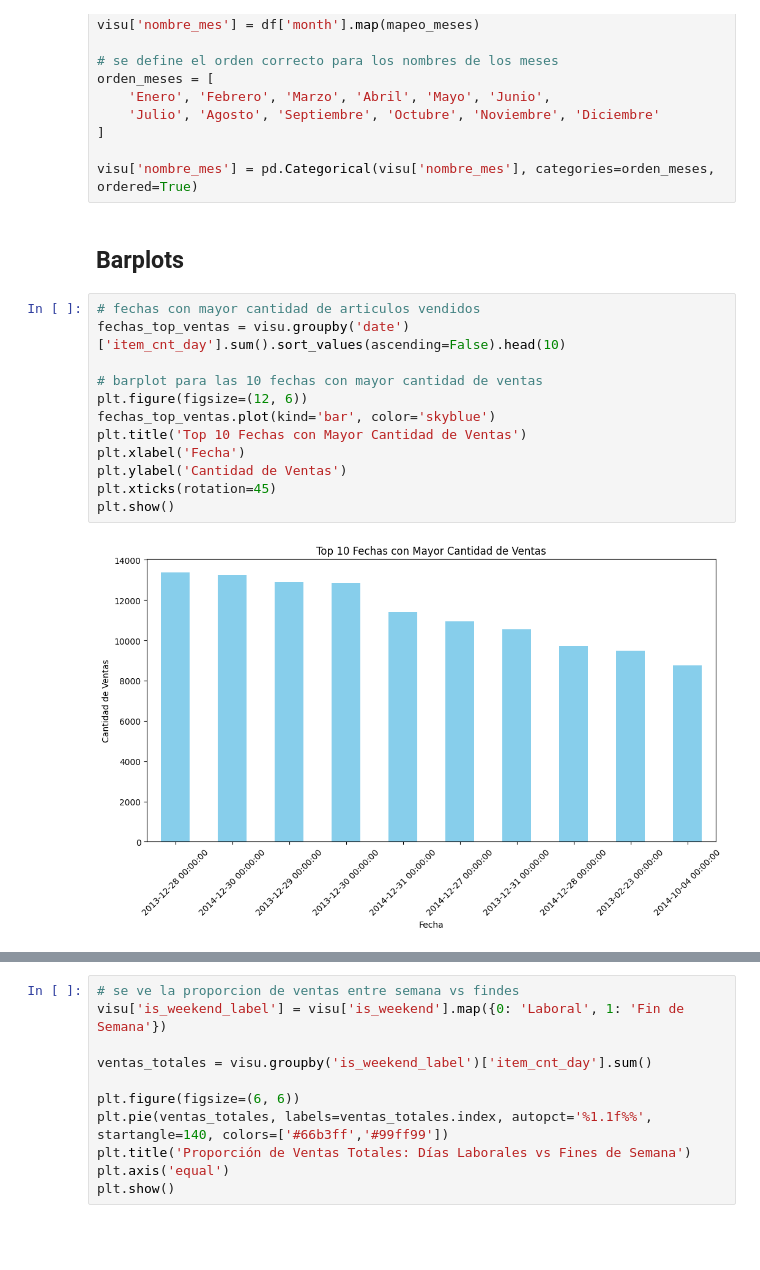
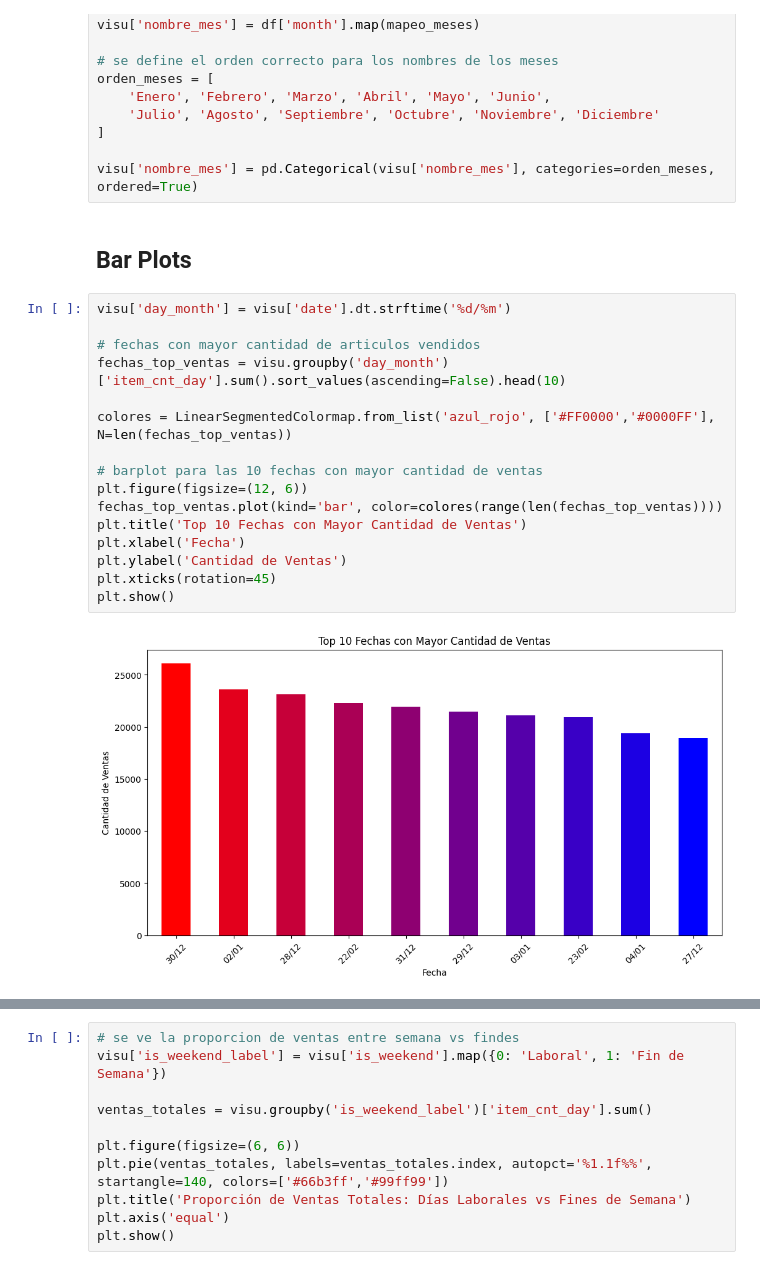
Before and after one commit to alexguttlein/OrgaDatos_TP2_MachineLearning, a Jupyter notebook: TP2_Machine_Learning.ipynb, the cells around one changed output, grey strips where cells are left out. Saved outputs shown, nothing was run; the diff lists cells and outputs as text; blank space fills up the shorter version.

Commit message:
update visu

```diff
--- a/TP2_Machine_Learning.ipynb
+++ b/TP2_Machine_Learning.ipynb
@@ -252,19 +253,23 @@ orden_meses = [
 ]
 
 visu['nombre_mes'] = pd.Categorical(visu['nombre_mes'], categories=orden_meses, ordered=True)
-# %% [markdown]
-## Barplots
+# %% [markdown]
+## Bar Plots
 # %%
+visu['day_month'] = visu['date'].dt.strftime('%d/%m')
+
 # fechas con mayor cantidad de articulos vendidos
-fechas_top_ventas = visu.groupby('date')['item_cnt_day'].sum().sort_values(ascending=False).head(10)
+fechas_top_ventas = visu.groupby('day_month')['item_cnt_day'].sum().sort_values(ascending=False).head(10)
+
+colores = LinearSegmentedColormap.from_list('azul_rojo', ['#FF0000','#0000FF'], N=len(fechas_top_ventas))
 
 # barplot para las 10 fechas con mayor cantidad de ventas
 plt.figure(figsize=(12, 6))
-fechas_top_ventas.plot(kind='bar', color='skyblue')
+fechas_top_ventas.plot(kind='bar', color=colores(range(len(fechas_top_ventas))))
 plt.title('Top 10 Fechas con Mayor Cantidad de Ventas')
 plt.xlabel('Fecha')
 plt.ylabel('Cantidad de Ventas')
 plt.xticks(rotation=45)
 plt.show()
 # %% [output]
-[figure, old version]
+[figure, new version]
```
Also changed, not shown: parts of 17 cells of this notebook.
